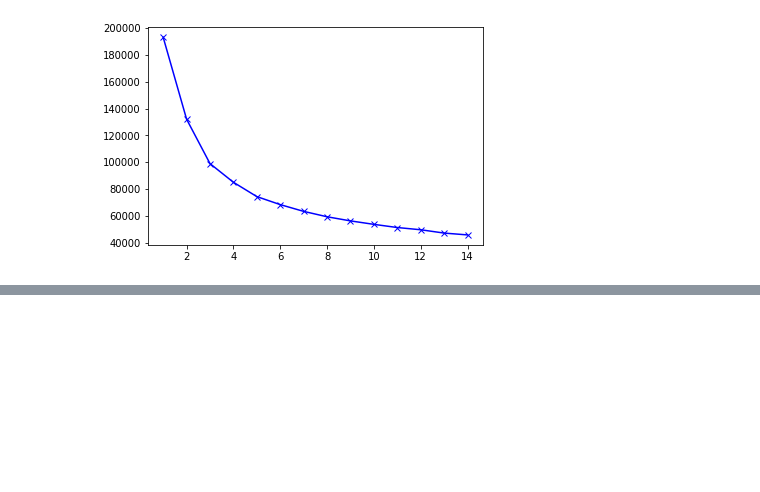
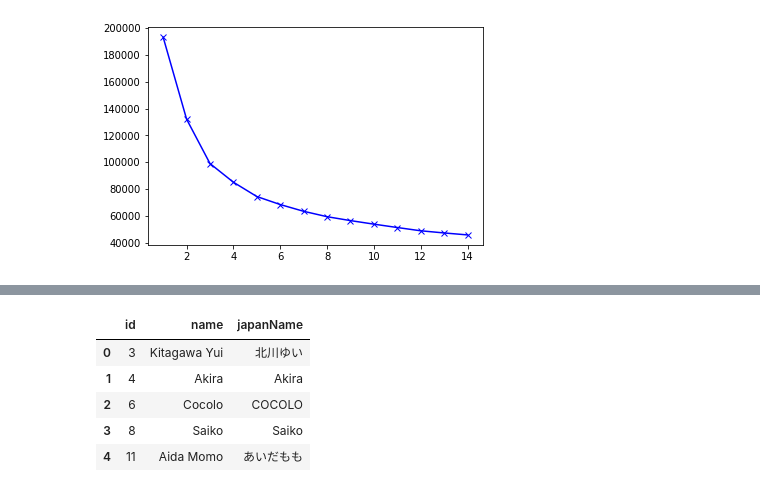
Before and after one commit to andyle0302/kmeanBasic, a Jupyter notebook: kmeanBasic.ipynb, the cells around one changed output, grey strips where cells are left out. Saved outputs shown, nothing was run; the diff lists cells and outputs as text; code cells hidden in the pictures; blank space fills up the shorter version.

```diff
--- a/kmeanBasic.ipynb
+++ b/kmeanBasic.ipynb
@@ -178,0 +232,10 @@ metrics.calinski_harabasz_score(actress_np, labels_3)
+# %%
+df2 = actress[['id','name','japanName']]
+df2.head()
+# %% [output]
+|  | id | name | japanName |
+| 0 | 3 | Kitagawa Yui | 北川ゆい |
+| 1 | 4 | Akira | Akira |
+| 2 | 6 | Cocolo | COCOLO |
+| 3 | 8 | Saiko | Saiko |
+| 4 | 11 | Aida Momo | あいだもも |
```
Also changed, not shown: parts of 12 cells of this notebook.
